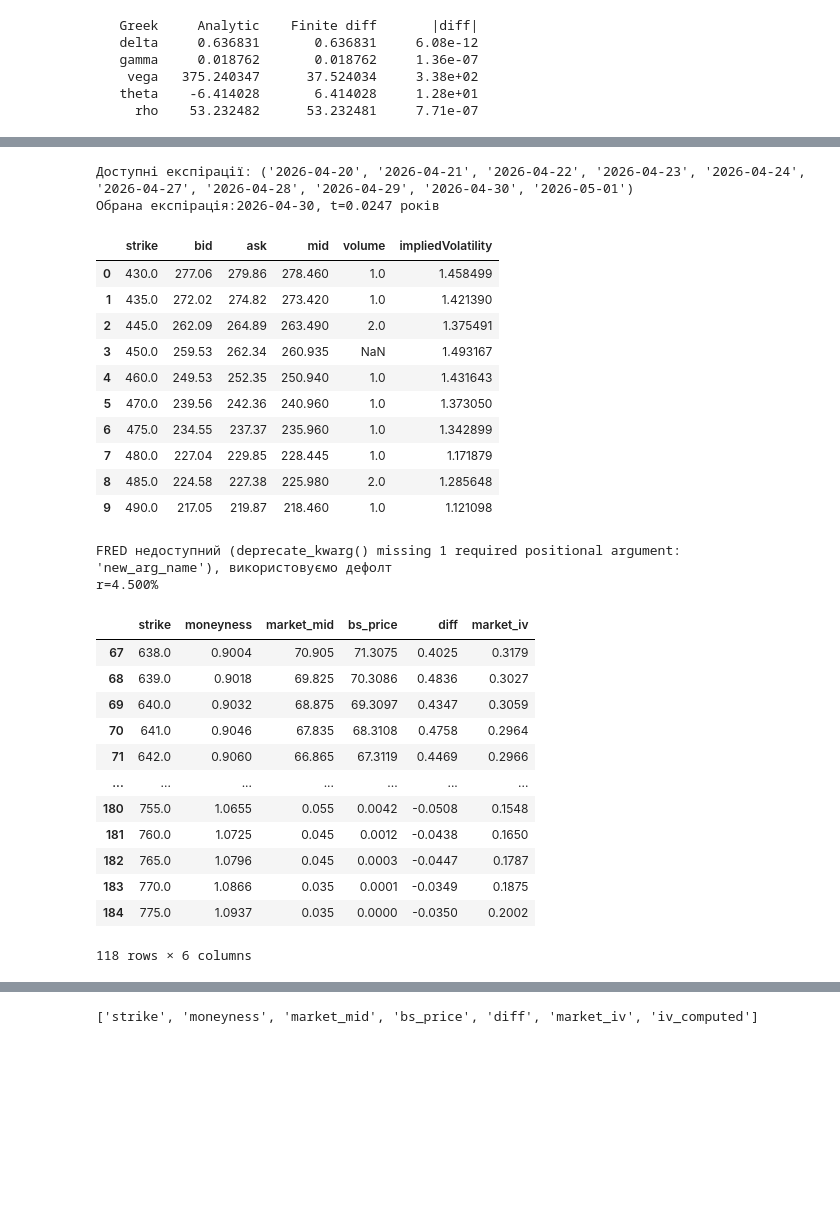
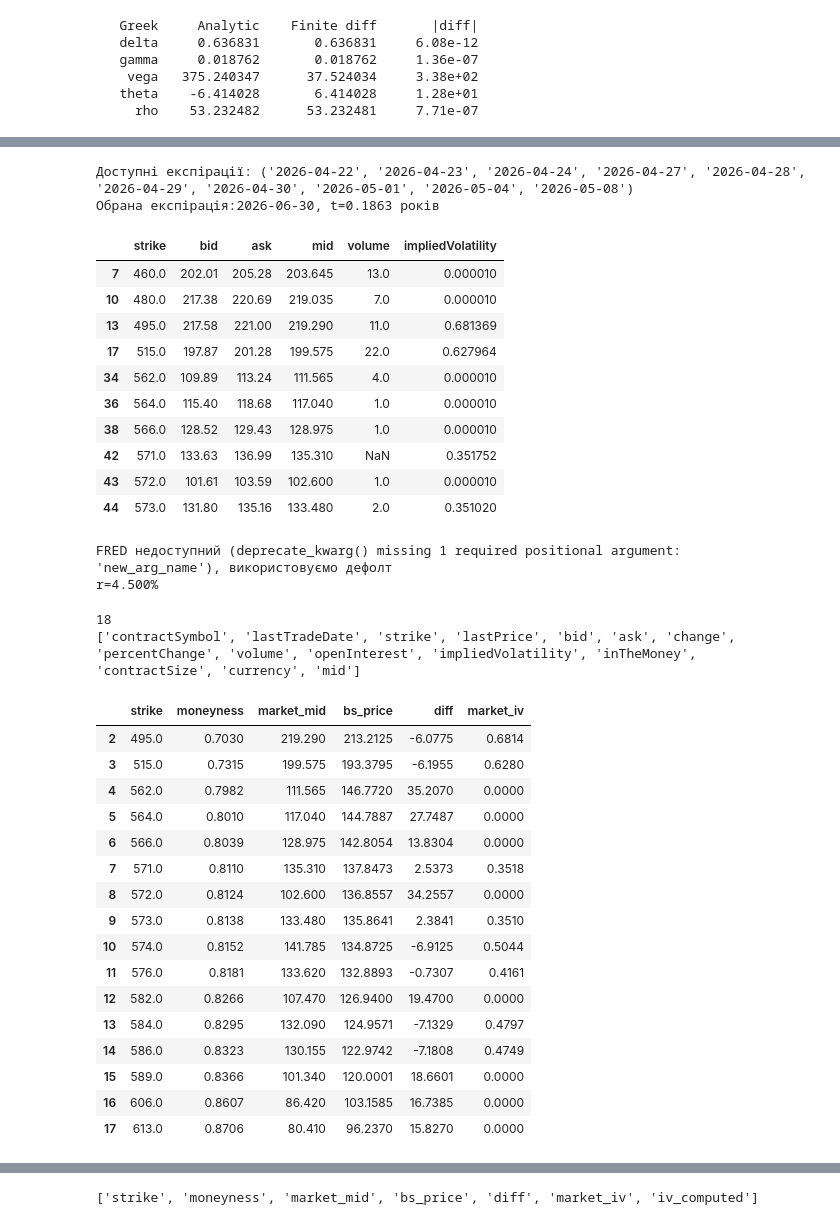
Before and after one commit to radugat150/Progect_Programming_Basics, a Jupyter notebook: black_scholes.ipynb, the cells around one changed output, grey strips where cells are left out. Saved outputs shown, nothing was run; the diff lists cells and outputs as text; code cells hidden in the pictures; blank space fills up the shorter version.

```diff
--- a/black_scholes.ipynb
+++ b/black_scholes.ipynb
@@ -117,7 +206,7 @@ print(f"Історична σ:{sigma_hist*100:.2f}%")
 # %%
 expiries=tk.options
 print("Доступні експірації:", expiries[:10])
-expiry=expiries[8]
+expiry=expiries[14]
 t= float((pd.Timestamp(expiry)-pd.Timestamp.today()).days/365)
 print(f"Обрана експірація:{expiry}, t={t:.4f} років")
 chain=tk.option_chain(expiry)
@@ -126,19 +215,19 @@ calls['mid']=(calls['bid']+calls['ask'])/2
 calls=calls[calls['mid']>0]
 calls[['strike', 'bid', 'ask', 'mid', 'volume', 'impliedVolatility']].head(10)
 # %% [output]
-Доступні експірації: ('2026-04-20', '2026-04-21', '2026-04-22', '2026-04-23', '2026-04-24', '2026-04-27', '2026-04-28', '2026-04-29', '2026-04-30', '2026-05-01')
-Обрана експірація:2026-04-30, t=0.0247 років
+Доступні експірації: ('2026-04-22', '2026-04-23', '2026-04-24', '2026-04-27', '2026-04-28', '2026-04-29', '2026-04-30', '2026-05-01', '2026-05-04', '2026-05-08')
+Обрана експірація:2026-06-30, t=0.1863 років
 |  | strike | bid | ask | mid | volume | impliedVolatility |
-| 0 | 430.0 | 277.06 | 279.86 | 278.460 | 1.0 | 1.458499 |
-| 1 | 435.0 | 272.02 | 274.82 | 273.420 | 1.0 | 1.421390 |
-| 2 | 445.0 | 262.09 | 264.89 | 263.490 | 2.0 | 1.375491 |
-| 3 | 450.0 | 259.53 | 262.34 | 260.935 | NaN | 1.493167 |
-| 4 | 460.0 | 249.53 | 252.35 | 250.940 | 1.0 | 1.431643 |
-| 5 | 470.0 | 239.56 | 242.36 | 240.960 | 1.0 | 1.373050 |
-| 6 | 475.0 | 234.55 | 237.37 | 235.960 | 1.0 | 1.342899 |
-| 7 | 480.0 | 227.04 | 229.85 | 228.445 | 1.0 | 1.171879 |
-| 8 | 485.0 | 224.58 | 227.38 | 225.980 | 2.0 | 1.285648 |
-| 9 | 490.0 | 217.05 | 219.87 | 218.460 | 1.0 | 1.121098 |
+| 7 | 460.0 | 202.01 | 205.28 | 203.645 | 13.0 | 0.000010 |
+| 10 | 480.0 | 217.38 | 220.69 | 219.035 | 7.0 | 0.000010 |
+| 13 | 495.0 | 217.58 | 221.00 | 219.290 | 11.0 | 0.681369 |
+| 17 | 515.0 | 197.87 | 201.28 | 199.575 | 22.0 | 0.627964 |
+| 34 | 562.0 | 109.89 | 113.24 | 111.565 | 4.0 | 0.000010 |
+| 36 | 564.0 | 115.40 | 118.68 | 117.040 | 1.0 | 0.000010 |
+| 38 | 566.0 | 128.52 | 129.43 | 128.975 | 1.0 | 0.000010 |
+| 42 | 571.0 | 133.63 | 136.99 | 135.310 | NaN | 0.351752 |
+| 43 | 572.0 | 101.61 | 103.59 | 102.600 | 1.0 | 0.000010 |
+| 44 | 573.0 | 131.80 | 135.16 | 133.480 | 2.0 | 0.351020 |
 # %%
 try:
     from pandas_datareader import data as pdr
@@ -151,34 +240,44 @@ print(f"r={r*100:.3f}%")
 # %% [output]
 FRED недоступний (deprecate_kwarg() missing 1 required positional argument: 'new_arg_name'), використовуємо дефолт
 r=4.500%
+# %%
+print(len(calls))
+print(calls.columns.tolist() if len(calls) > 0 else "calls порожній")
+# %% [output]
+18
+['contractSymbol', 'lastTradeDate', 'strike', 'lastPrice', 'bid', 'ask', 'change', 'percentChange', 'volume', 'openInterest', 'impliedVolatility', 'inTheMoney', 'contractSize', 'currency', 'mid']
 # %%
 results = []
 for _, row in calls.iterrows():
     k = row['strike']
     bs_price = bs_call(s0, k, t, r, sigma_hist)
     results.append({
         'strike': k,
         'moneyness': k/s0,
         'market_mid': row['mid'],
         'bs_price': bs_price,
         'diff': bs_price - row['mid'],
         'market_iv': row['impliedVolatility'],
     })
 
 comp = pd.DataFrame(results)
-comp = comp[(comp['moneyness'] > 0.9) & (comp['moneyness'] < 1.1)]
+comp = comp[(comp['moneyness'] > 0.7) & (comp['moneyness'] < 1.3)]
 comp.round(4)
 # %% [output]
 |  | strike | moneyness | market_mid | bs_price | diff | market_iv |
-| 67 | 638.0 | 0.9004 | 70.905 | 71.3075 | 0.4025 | 0.3179 |
-| 68 | 639.0 | 0.9018 | 69.825 | 70.3086 | 0.4836 | 0.3027 |
-| 69 | 640.0 | 0.9032 | 68.875 | 69.3097 | 0.4347 | 0.3059 |
-| 70 | 641.0 | 0.9046 | 67.835 | 68.3108 | 0.4758 | 0.2964 |
-| 71 | 642.0 | 0.9060 | 66.865 | 67.3119 | 0.4469 | 0.2966 |
-| ... | ... | ... | ... | ... | ... | ... |
-| 180 | 755.0 | 1.0655 | 0.055 | 0.0042 | -0.0508 | 0.1548 |
-| 181 | 760.0 | 1.0725 | 0.045 | 0.0012 | -0.0438 | 0.1650 |
-| 182 | 765.0 | 1.0796 | 0.045 | 0.0003 | -0.0447 | 0.1787 |
-| 183 | 770.0 | 1.0866 | 0.035 | 0.0001 | -0.0349 | 0.1875 |
-| 184 | 775.0 | 1.0937 | 0.035 | 0.0000 | -0.0350 | 0.2002 |
+| 2 | 495.0 | 0.7030 | 219.290 | 213.2125 | -6.0775 | 0.6814 |
+| 3 | 515.0 | 0.7315 | 199.575 | 193.3795 | -6.1955 | 0.6280 |
+| 4 | 562.0 | 0.7982 | 111.565 | 146.7720 | 35.2070 | 0.0000 |
+| 5 | 564.0 | 0.8010 | 117.040 | 144.7887 | 27.7487 | 0.0000 |
+| 6 | 566.0 | 0.8039 | 128.975 | 142.8054 | 13.8304 | 0.0000 |
+| 7 | 571.0 | 0.8110 | 135.310 | 137.8473 | 2.5373 | 0.3518 |
+| 8 | 572.0 | 0.8124 | 102.600 | 136.8557 | 34.2557 | 0.0000 |
+| 9 | 573.0 | 0.8138 | 133.480 | 135.8641 | 2.3841 | 0.3510 |
+| 10 | 574.0 | 0.8152 | 141.785 | 134.8725 | -6.9125 | 0.5044 |
+| 11 | 576.0 | 0.8181 | 133.620 | 132.8893 | -0.7307 | 0.4161 |
+| 12 | 582.0 | 0.8266 | 107.470 | 126.9400 | 19.4700 | 0.0000 |
+| 13 | 584.0 | 0.8295 | 132.090 | 124.9571 | -7.1329 | 0.4797 |
+| 14 | 586.0 | 0.8323 | 130.155 | 122.9742 | -7.1808 | 0.4749 |
+| 15 | 589.0 | 0.8366 | 101.340 | 120.0001 | 18.6601 | 0.0000 |
+| 16 | 606.0 | 0.8607 | 86.420 | 103.1585 | 16.7385 | 0.0000 |
+| 17 | 613.0 | 0.8706 | 80.410 | 96.2370 | 15.8270 | 0.0000 |
-118 rows × 6 columns
```
Also changed, not shown: parts of 12 cells of this notebook.
